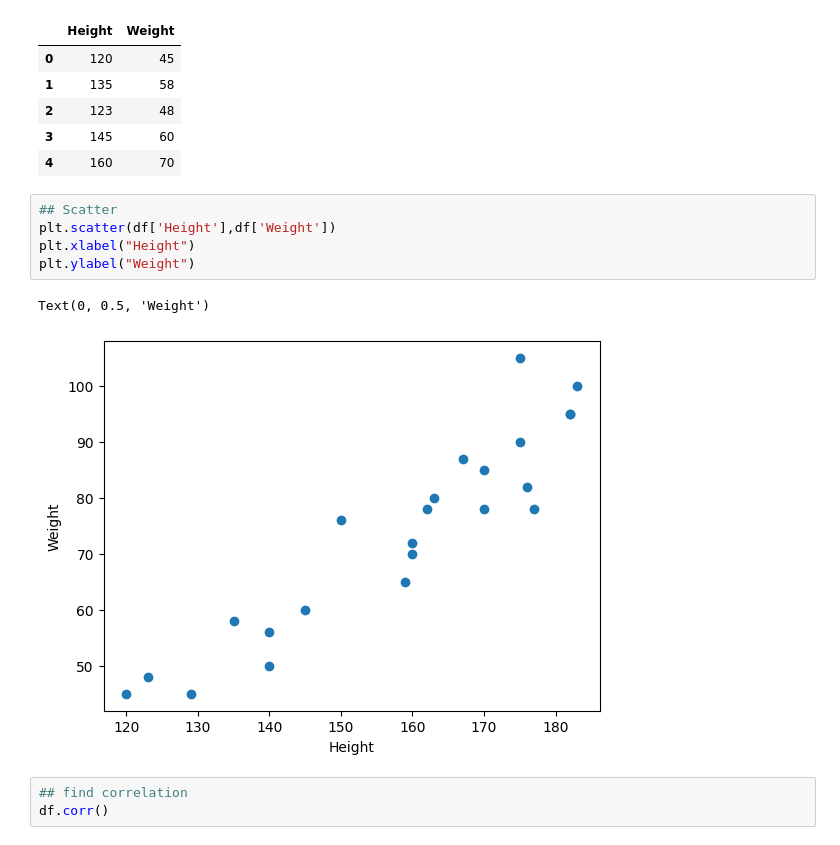
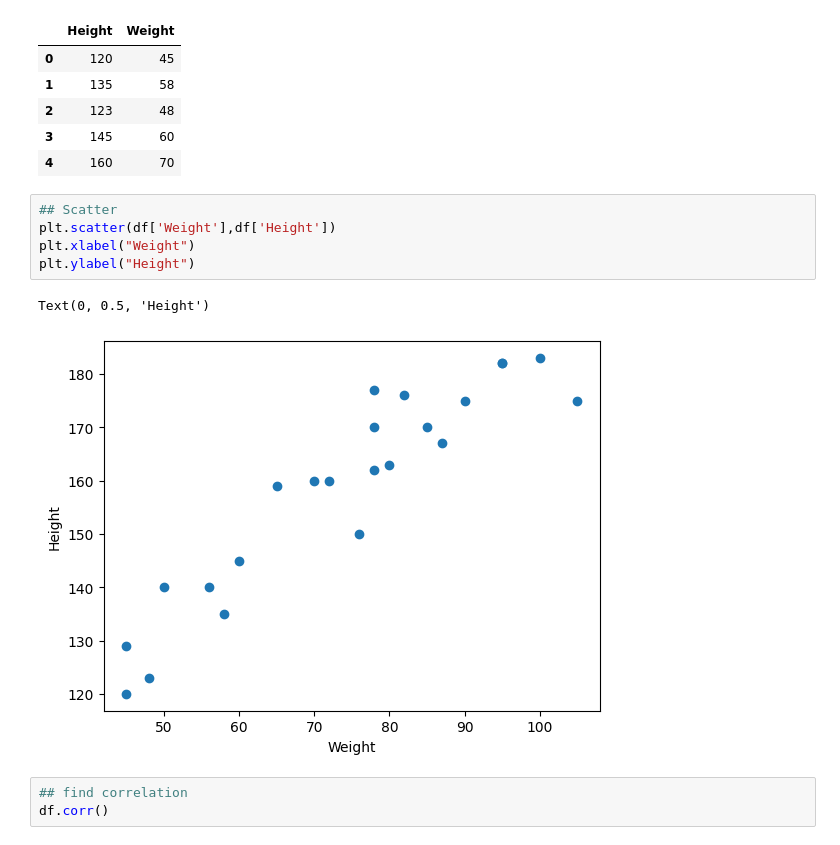
Before and after one commit to Joseph-KB/ML_NLP_Learning_Codes, a Jupyter notebook: 01_Regression/01_linear_regression.ipynb, the cells around one changed output. Drawn from its saved outputs; the diff is of its cells as text.

```diff
--- a/linear_regression.ipynb
+++ b/01_Regression/01_linear_regression.ipynb
@@ -30,12 +30,12 @@ df.head()
 | 4 | 160 | 70 |
 # %%
 ## Scatter
-plt.scatter(df['Height'],df['Weight'])
-plt.xlabel("Height")
-plt.ylabel("Weight")
+plt.scatter(df['Weight'],df['Height'])
+plt.xlabel("Weight")
+plt.ylabel("Height")
 # %% [output]
-Text(0, 0.5, 'Weight')
+Text(0, 0.5, 'Height')
-[figure, old version]
+[figure, new version]
 # %%
 ## find correlation
 df.corr()
```
Also changed, not shown: parts of 15 cells of this notebook, 6 other files.
